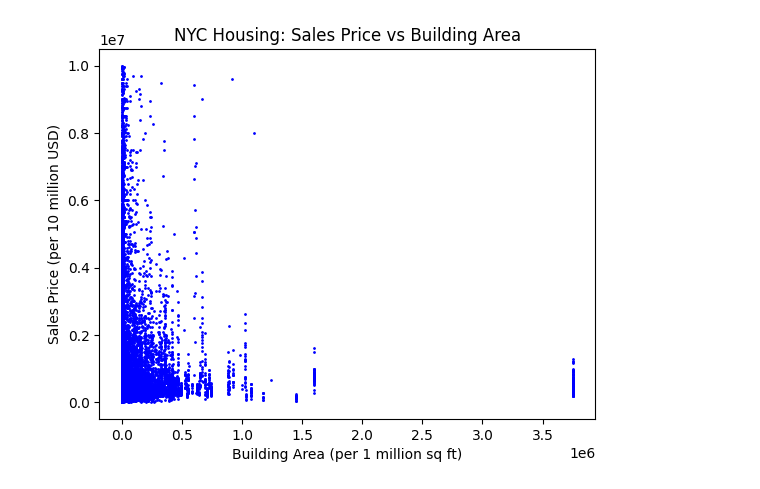
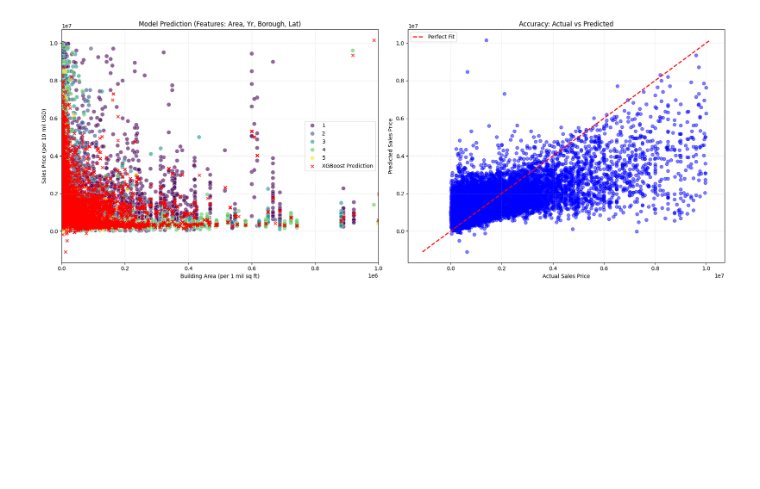
Before and after one commit to loganoden/new-york-city-housing, a Jupyter notebook: nychousing.ipynb, the cells around one changed output. Drawn from its saved outputs; the diff is of its cells as text; code cells hidden in the pictures; blank space fills up the shorter version.

```diff
--- a/nychousing.ipynb
+++ b/nychousing.ipynb
@@ -46,7 +46,11 @@ header_to_num = {header: number for header, number in zip(headers_list, range(nu
 # Independent var(s)
 building_area_data = np_array[:, header_to_num["bldgarea"]]
 yr_built_data = np_array[:, header_to_num["yearbuilt"]]
-burrow_x_data = np_array[:, header_to_num["borough_x"]]
+borough_x_data = np_array[:, header_to_num["borough_x"]]
+latitude_data = np_array[:, header_to_num["latitude"]]
+
+# num_floors_data = np_array[:, header_to_num["numfloors"]]
+# longitude_data = np_array[:, header_to_num["longitude"]]
 
 # Dependent var
 sales_price_data = np_array[:, header_to_num["sale_price"]]
@@ -63,38 +115,72 @@ std_sales_price = np.std(sales_price_data)
 # %%
 ## Data Visualization (Matplotlib)
 
-# To Do: Work on Multi Dimensional Data Analysis
+# Two subplots right next to each other
+# Where left is feature slice, and right is accuracy check (actual vs predicted)
+fig, axes = plt.subplots(1, 2, figsize=(18, 7))
+
+# Left plot: feature slice (area vs price)
+sns.scatterplot(
+    x = building_area_data,
+    y = sales_price_data,
+    hue = borough_x_data, # Coloring by borough is most intuitive
+    palette = "viridis", # Color scheme for categories, Seaborn specific
+    s = 60,
+    alpha = 0.6, # For transparency
+    ax = axes[0] # Set as first (left) subplot
+)
+
+# Generate predictions for full list; override previous y_pred for graphing purposes
+y_pred = model.predict(X)
+
+# Overlay new predictions (red Xs)
+axes[0].scatter(
+    building_area_data,
+    y_pred,
+    color = "red",
+    marker = "x",
+    s = 30,
+    label = "XGBoost Prediction",
+    alpha = 0.8,
+)
 
 # Title
-plt.title("NYC Housing: Building Area, Year Built, Borough X vs Sales Price")
-
-# x_vars = [building_area_data, yr_built_data, borough_x_data]
-# labels = ['X1', 'X2']
-
-# for i, x in enumerate(x_vars):
-#     plt.plot(x, sales_price_data, label = labels[i], marker='o')
-
-plt.scatter(building_area_data, sales_price_data, label = 'X1', c = 'blue', marker='o', s = 1)
-# plt.plot(yr_built_data, sales_price_data, label = 'X2', c = 'red', marker='x')
+axes[0].set_title(f"Model Prediction (Features: Area, Yr, Borough, Lat)")
 
 # X axis
-plt.xlabel("Building Area (per 1 million sq ft)")
-#plt.ticklabel_format(style='plain', axis='x')
+axes[0].set_xlabel("Building Area (per 1 mil sq ft)")
+axes[0].set_xlim(0, 1000000)
+# Y axis
+axes[0].set_ylabel("Sales Price (per 10 mil USD)")
 
-# Y axis
-plt.ylabel("Sales Price (per 10 million USD)")
-#plt.ticklabel_format(style='plain', axis='y')
+# Add legend and gridlines for visualization
+axes[0].legend()
+axes[0].grid(True, linestyle = "--", alpha = .3)
 
-# Make scatter plot of sales building area vs sales price
-# plt.scatter(building_area_data, sales_price_data, s=1)
 
-# Scale the plot
-#plt.xlim(0, 1)
+# Right plot: Accuracy check (actual vs predicted)
 
-# start, end = 0, 3.5
-# plt.xticks(np.arange(start, end + 0.25, 0.25))
+axes[1].scatter(sales_price_data, y_pred, color="blue", alpha=0.5)
+
+# Calculate max and min vals (start and stop for predicted line) between actual and predicted
+min_val = min(min(sales_price_data), min(y_pred))
+max_val = max(max(sales_price_data), max(y_pred))
+
+# Plot red dashed line from bottom left to top right
+axes[1].plot([min_val, max_val], [min_val, max_val], "r--", linewidth = 2, label = "Perfect Fit")
+
+axes[1].set_title(f"Accuracy: Actual vs Predicted")
+axes[1].set_xlabel(f"Actual Sales Price")
+axes[1].set_ylabel(f"Predicted Sales Price")
+
+# Legend and gridlines for visualization; dashed line
+axes[1].legend()
+axes[1].grid(True, linestyle = "--", alpha = .3)
+
+# Calculates padding, resizes, and aligns
+plt.tight_layout()
 
 # Show graph
 plt.show()
 # %% [output]
-[figure, old version]
+[figure, new version]
```
Also changed, not shown: parts of 2 cells of this notebook.
